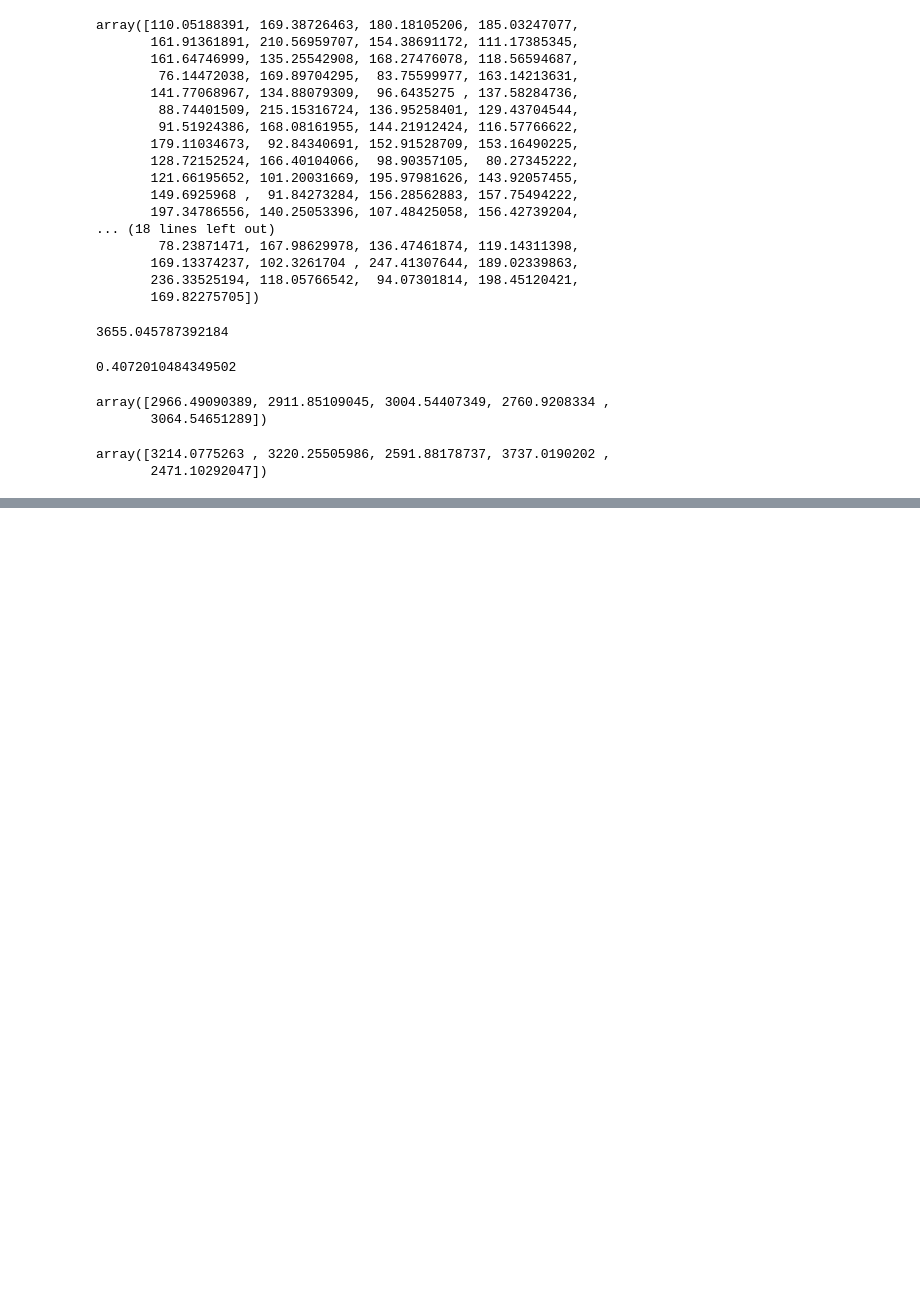
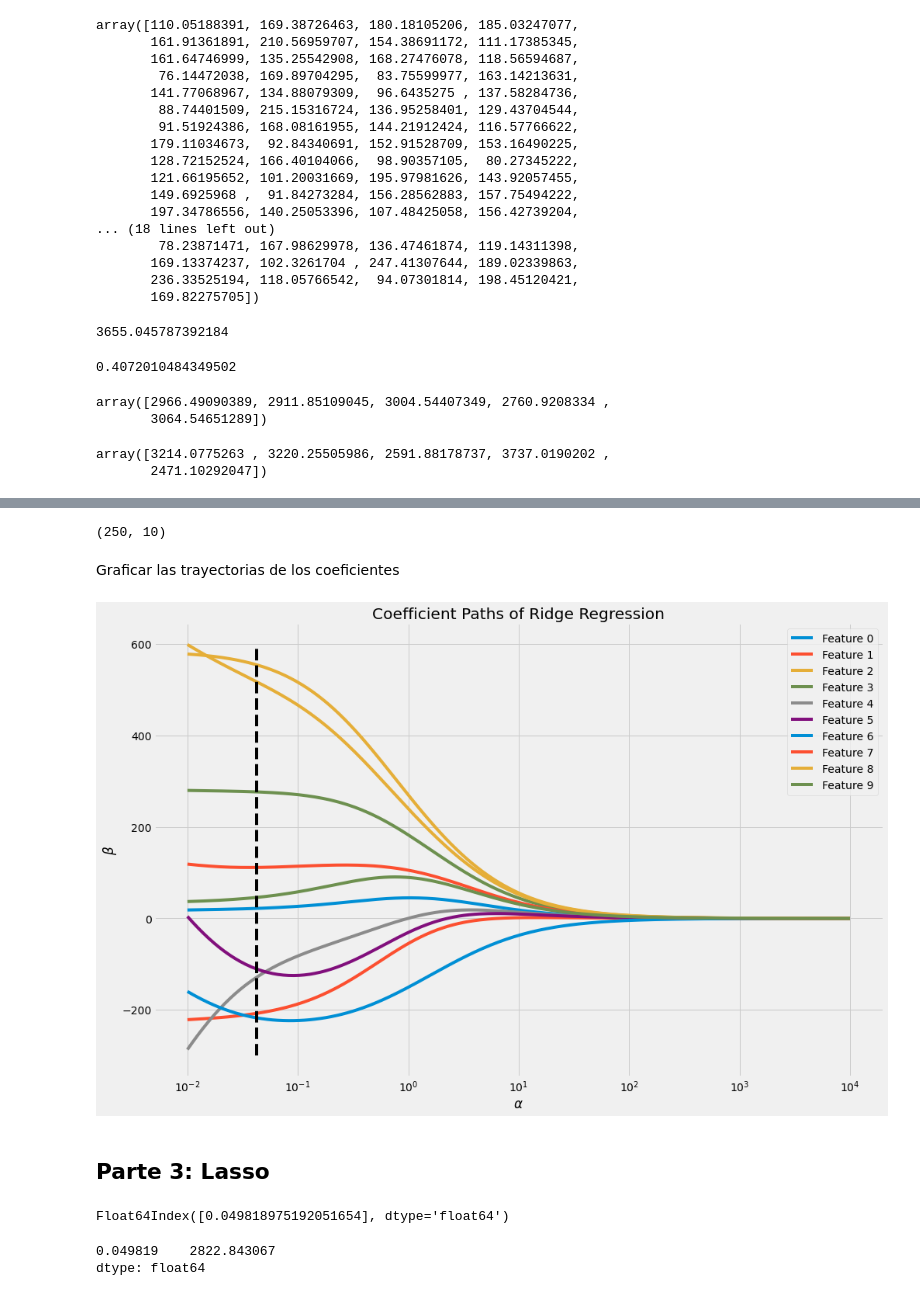
Before and after one commit to lorelilm/Curso_Data_Translator, a Jupyter notebook: Regularized_Regression/Actividad_RegresionRegularizada .ipynb, the cells around one changed output, grey strips where cells are left out. Saved outputs shown, nothing was run; the diff lists cells and outputs as text; code cells hidden in the pictures; blank space fills up the shorter version.

```diff
--- a/Regularized_Regression/Actividad_RegresionRegularizada .ipynb
+++ b/Regularized_Regression/Actividad_RegresionRegularizada .ipynb
@@ -195,0 +407,14 @@ array([3214.0775263 , 3220.25505986, 2591.88178737, 3737.0190202 ,
+# %%
+def get_ridge_coeff(X, y, alphas):
+    nalphas= len(alphas)
+    nfeatures = X.shape[1]
+    coefs = np.zeros( (nalphas, nfeatures))
+
+    for i, alpha in enumerate(alphas):
+        model=Ridge(alpha = alpha).fit(X,y)
+        coefs[i] = model.coef_
+
+    return coefs
+# %%
+coefs_ridge= get_ridge_coeff(X_train, y_train, ridge_alphas)
+coefs_ridge
@@ -195,0 +435,22 @@ array([3214.0775263 , 3220.25505986, 2591.88178737, 3737.0190202 ,
+# %%
+coefs_ridge.shape
+# %% [output]
+(250, 10)
+# %% [markdown]
+Graficar las trayectorias de los coeficientes
+# %%
+fif, ax = plt.subplots(figsize=(15,10))
+i=0
+while i<10:
+    ax.semilogx(ridge_alphas, coefs_ridge[:,i], label="Feature {}".format(i))
+    i+=1
+
+ax.plot([optimal_alpha,optimal_alpha], [-300, 600], color="black", linestyle="dashed")
+ax.set_title("Coefficient Paths of Ridge Regression")
+ax.set_xlabel("$\\alpha$")
+ax.set_ylabel("$\\beta$")
+ax.legend(loc="upper right");
+# %% [output]
+[figure, added]
+# %% [markdown]
+## Parte 3: Lasso
@@ -195,0 +463,9 @@ array([3214.0775263 , 3220.25505986, 2591.88178737, 3737.0190202 ,
+# %%
+lasso_optimal_alpha
+# %% [output]
+Float64Index([0.049818975192051654], dtype='float64')
+# %%
+lasso_cv_errors_test_min
+# %% [output]
+0.049819    2822.843067
+dtype: float64
```
Also changed, not shown: parts of 34 cells of this notebook, 24 other files.
